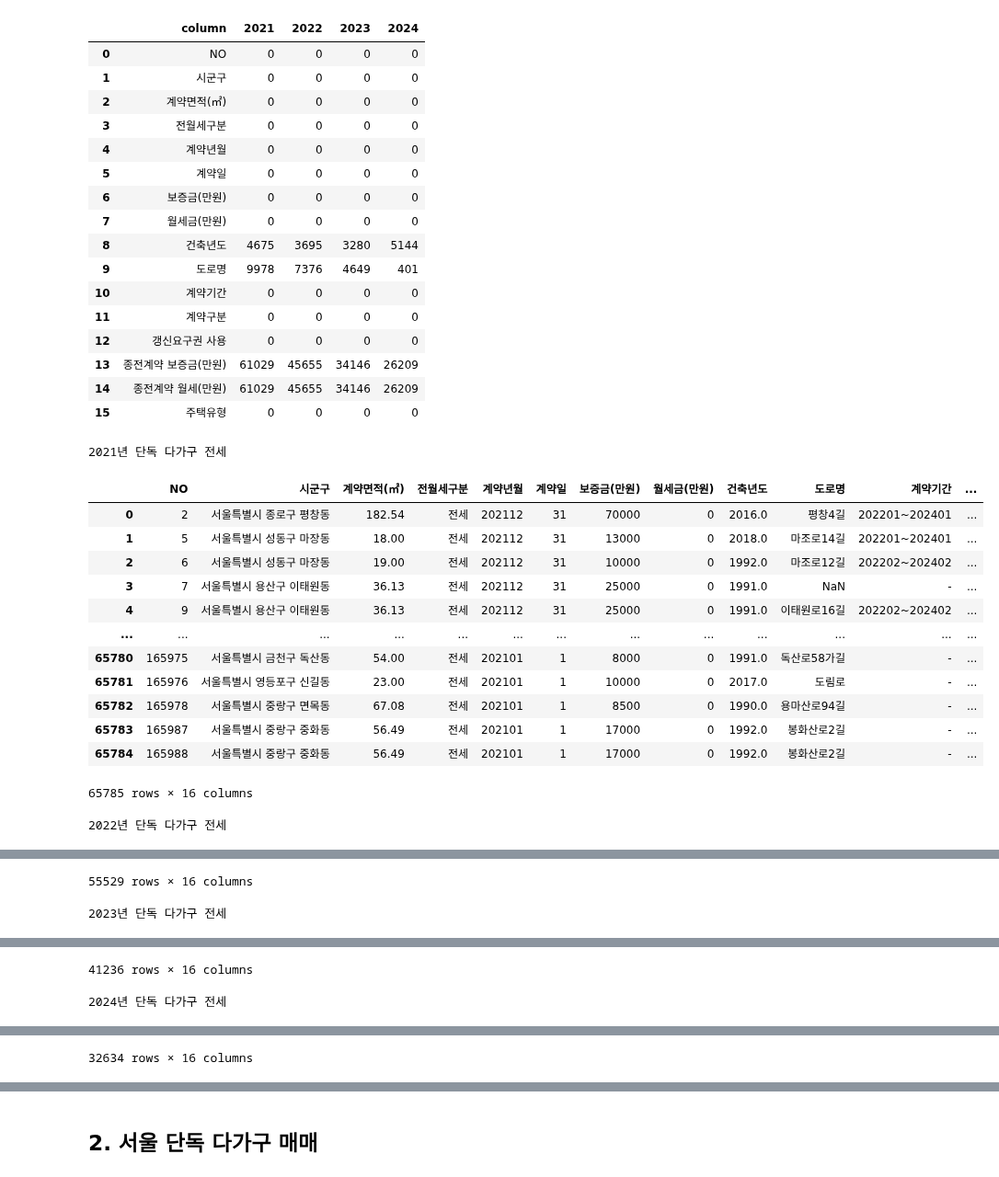
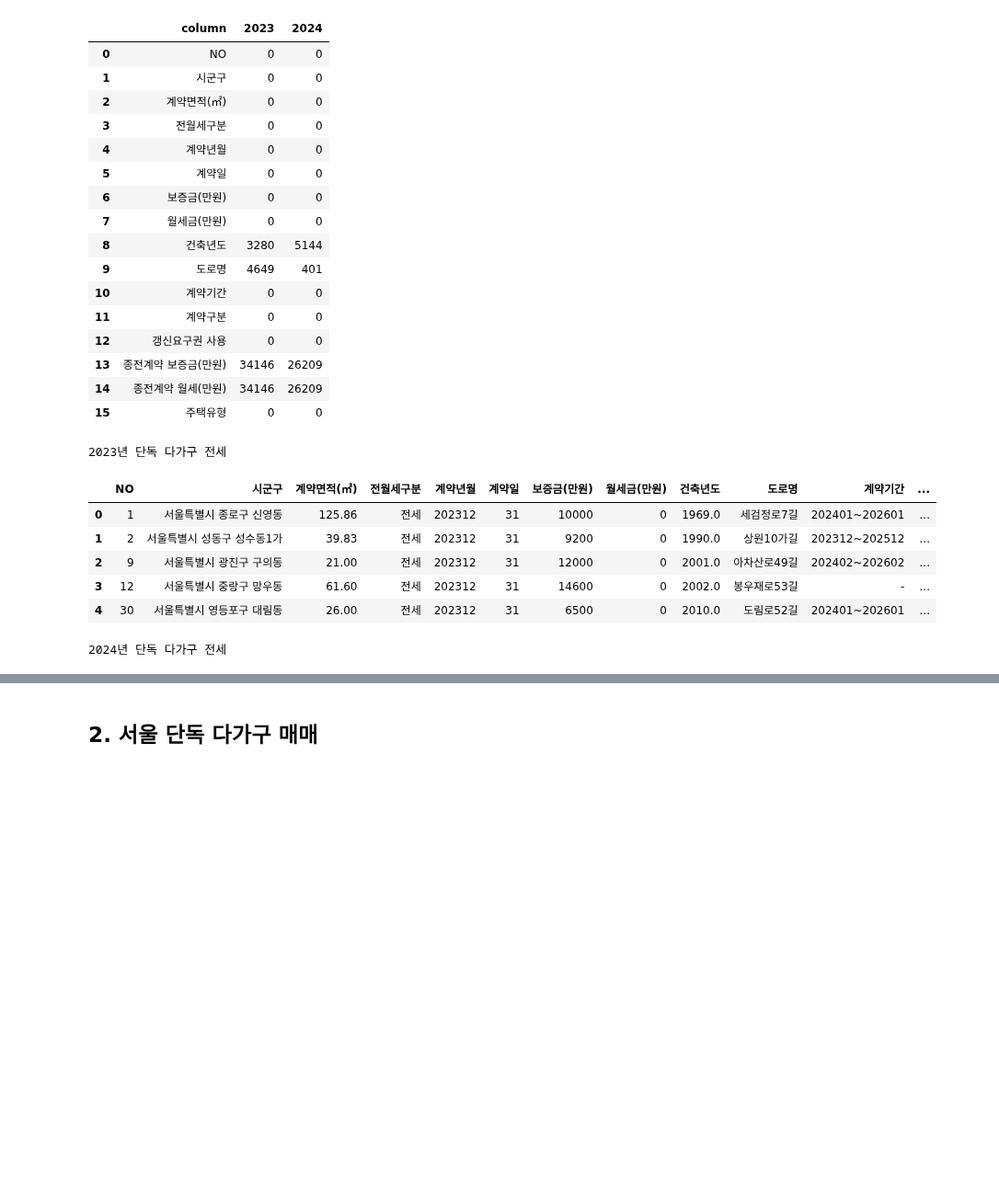
Before and after one commit to skqkrl/SDC_project, a Jupyter notebook: geumhui.ipynb, the cells around one changed output, grey strips where cells are left out. Shown at 92% size. Saved outputs shown, nothing was run; the diff lists cells and outputs as text; code cells hidden in the pictures; blank space fills up the shorter version.

```diff
--- a/geumhui.ipynb
+++ b/geumhui.ipynb
@@ -198,80 +102,63 @@ display(df_2024_cleaned)
 # 각 년도별 컬럼 결측값
 display(pd.concat(
     [
-        df_2021_cleaned.isnull().sum(),
-        df_2022_cleaned.isnull().sum(),
         df_2023_cleaned.isnull().sum(),
         df_2024_cleaned.isnull().sum()
     ],
     axis=1,
-    keys=['2021', '2022', '2023', '2024']
+    keys=['2023', '2024']
 ).reset_index().rename(columns={'index': 'column'}))
 # %% [output]
-|  | column | 2021 | 2022 | 2023 | 2024 |
-| 0 | NO | 0 | 0 | 0 | 0 |
-| 1 | 시군구 | 0 | 0 | 0 | 0 |
-| 2 | 계약면적(㎡) | 0 | 0 | 0 | 0 |
-| 3 | 전월세구분 | 0 | 0 | 0 | 0 |
-| 4 | 계약년월 | 0 | 0 | 0 | 0 |
-| 5 | 계약일 | 0 | 0 | 0 | 0 |
-| 6 | 보증금(만원) | 0 | 0 | 0 | 0 |
-| 7 | 월세금(만원) | 0 | 0 | 0 | 0 |
-| 8 | 건축년도 | 4675 | 3695 | 3280 | 5144 |
-| 9 | 도로명 | 9978 | 7376 | 4649 | 401 |
-| 10 | 계약기간 | 0 | 0 | 0 | 0 |
-| 11 | 계약구분 | 0 | 0 | 0 | 0 |
-| 12 | 갱신요구권 사용 | 0 | 0 | 0 | 0 |
-| 13 | 종전계약 보증금(만원) | 61029 | 45655 | 34146 | 26209 |
-| 14 | 종전계약 월세(만원) | 61029 | 45655 | 34146 | 26209 |
-| 15 | 주택유형 | 0 | 0 | 0 | 0 |
+|  | column | 2023 | 2024 |
+| 0 | NO | 0 | 0 |
+| 1 | 시군구 | 0 | 0 |
+| 2 | 계약면적(㎡) | 0 | 0 |
+| 3 | 전월세구분 | 0 | 0 |
+| 4 | 계약년월 | 0 | 0 |
+| 5 | 계약일 | 0 | 0 |
+| 6 | 보증금(만원) | 0 | 0 |
+| 7 | 월세금(만원) | 0 | 0 |
+| 8 | 건축년도 | 3280 | 5144 |
+| 9 | 도로명 | 4649 | 401 |
+| 10 | 계약기간 | 0 | 0 |
+| 11 | 계약구분 | 0 | 0 |
+| 12 | 갱신요구권 사용 | 0 | 0 |
+| 13 | 종전계약 보증금(만원) | 34146 | 26209 |
+| 14 | 종전계약 월세(만원) | 34146 | 26209 |
+| 15 | 주택유형 | 0 | 0 |
 # %%
 # 보증금(만원), 월세금(만원) 데이터 타입 int로 변경
 
 # 전처리 함수 정의
 def clean_rent_columns(df):
     for col in ['보증금(만원)', '월세금(만원)']:
         df[col] = (
             df[col]
             .astype(str)               # 문자열로 변환
             .str.replace(',', '')      # 쉼표 제거
             .str.strip()               # 공백 제거
         )
         df[col] = pd.to_numeric(df[col], errors='coerce')  # 숫자로 변환, 오류시 NaN
         df[col] = df[col].fillna(0).astype(int)            # NaN은 0으로 대체 후 int
     return df
 
 # 데이터프레임별로 처리
-df_2021_cleaned = clean_rent_columns(df_2021_cleaned)
-df_2022_cleaned = clean_rent_columns(df_2022_cleaned)
 df_2023_cleaned = clean_rent_columns(df_2023_cleaned)
 df_2024_cleaned = clean_rent_columns(df_2024_cleaned)
 
 # 결과 확인
-print("2021년 단독 다가구 전세")
-display(df_2021_cleaned)
-
-print("2022년 단독 다가구 전세")
-display(df_2022_cleaned)
-
 print("2023년 단독 다가구 전세")
-display(df_2023_cleaned)
+display(df_2023_cleaned.head())
 
 print("2024년 단독 다가구 전세")
-display(df_2024_cleaned)
+display(df_2024_cleaned.head())
 # %% [output]
-2021년 단독 다가구 전세
+2023년 단독 다가구 전세
 |  | NO | 시군구 | 계약면적(㎡) | 전월세구분 | 계약년월 | 계약일 | 보증금(만원) | 월세금(만원) | 건축년도 | 도로명 | 계약기간 | ... |
-| 0 | 2 | 서울특별시 종로구 평창동 | 182.54 | 전세 | 202112 | 31 | 70000 | 0 | 2016.0 | 평창4길 | 202201~202401 | ... |
-| 1 | 5 | 서울특별시 성동구 마장동 | 18.00 | 전세 | 202112 | 31 | 13000 | 0 | 2018.0 | 마조로14길 | 202201~202401 | ... |
-| 2 | 6 | 서울특별시 성동구 마장동 | 19.00 | 전세 | 202112 | 31 | 10000 | 0 | 1992.0 | 마조로12길 | 202202~202402 | ... |
-| 3 | 7 | 서울특별시 용산구 이태원동 | 36.13 | 전세 | 202112 | 31 | 25000 | 0 | 1991.0 | NaN | - | ... |
-| 4 | 9 | 서울특별시 용산구 이태원동 | 36.13 | 전세 | 202112 | 31 | 25000 | 0 | 1991.0 | 이태원로16길 | 202202~202402 | ... |
-| ... | ... | ... | ... | ... | ... | ... | ... | ... | ... | ... | ... | ... |
-| 65780 | 165975 | 서울특별시 금천구 독산동 | 54.00 | 전세 | 202101 | 1 | 8000 | 0 | 1991.0 | 독산로58가길 | - | ... |
-| 65781 | 165976 | 서울특별시 영등포구 신길동 | 23.00 | 전세 | 202101 | 1 | 10000 | 0 | 2017.0 | 도림로 | - | ... |
-| 65782 | 165978 | 서울특별시 중랑구 면목동 | 67.08 | 전세 | 202101 | 1 | 8500 | 0 | 1990.0 | 용마산로94길 | - | ... |
-| 65783 | 165987 | 서울특별시 중랑구 중화동 | 56.49 | 전세 | 202101 | 1 | 17000 | 0 | 1992.0 | 봉화산로2길 | - | ... |
-| 65784 | 165988 | 서울특별시 중랑구 중화동 | 56.49 | 전세 | 202101 | 1 | 17000 | 0 | 1992.0 | 봉화산로2길 | - | ... |
+| 0 | 1 | 서울특별시 종로구 신영동 | 125.86 | 전세 | 202312 | 31 | 10000 | 0 | 1969.0 | 세검정로7길 | 202401~202601 | ... |
+| 1 | 2 | 서울특별시 성동구 성수동1가 | 39.83 | 전세 | 202312 | 31 | 9200 | 0 | 1990.0 | 상원10가길 | 202312~202512 | ... |
+| 2 | 9 | 서울특별시 광진구 구의동 | 21.00 | 전세 | 202312 | 31 | 12000 | 0 | 2001.0 | 아차산로49길 | 202402~202602 | ... |
+| 3 | 12 | 서울특별시 중랑구 망우동 | 61.60 | 전세 | 202312 | 31 | 14600 | 0 | 2002.0 | 봉우재로53길 | - | ... |
+| 4 | 30 | 서울특별시 영등포구 대림동 | 26.00 | 전세 | 202312 | 31 | 6500 | 0 | 2010.0 | 도림로52길 | 202401~202601 | ... |
-65785 rows × 16 columns
+2024년 단독 다가구 전세
-2022년 단독 다가구 전세
 |  | NO | 시군구 | 계약면적(㎡) | 전월세구분 | 계약년월 | 계약일 | 보증금(만원) | 월세금(만원) | 건축년도 | 도로명 | 계약기간 | ... |
@@ -289,2 +169,0 @@ display(df_2024_cleaned)
-55529 rows × 16 columns
-2023년 단독 다가구 전세
@@ -303,2 +169,0 @@ display(df_2024_cleaned)
-41236 rows × 16 columns
-2024년 단독 다가구 전세
@@ -317 +169,0 @@ display(df_2024_cleaned)
-32634 rows × 16 columns
```
Also changed, not shown: parts of 23 cells of this notebook.
